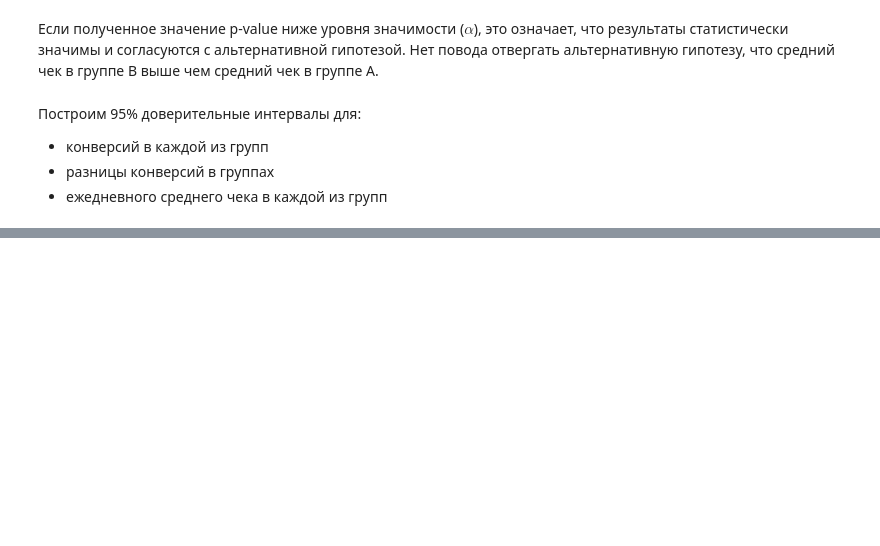
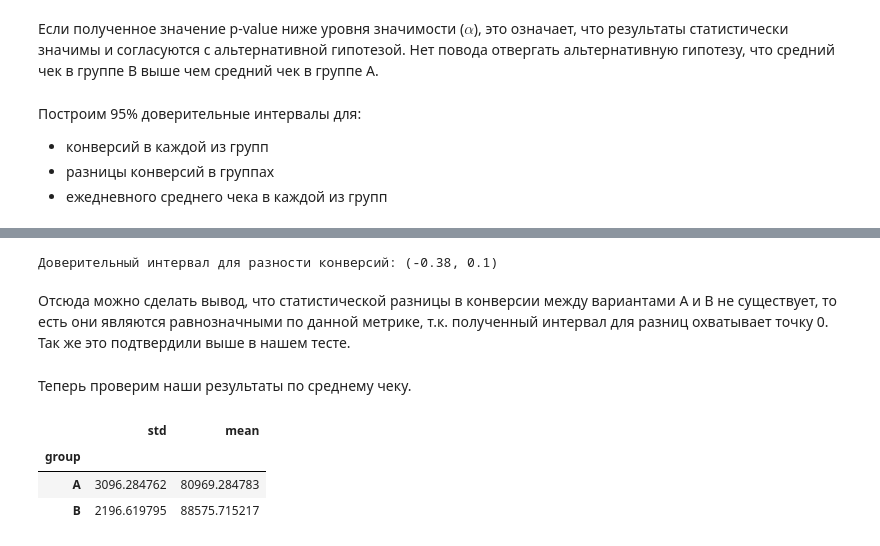
Before and after one commit to Davids001/Projects, a Jupyter notebook: Проект-13/project-13.ipynb, the cells around one changed output, grey strips where cells are left out. Drawn from its saved outputs; the diff is of its cells as text; code cells hidden in the pictures; blank space fills up the shorter version.

```diff
--- a/Проект-13/project-13.ipynb
+++ b/Проект-13/project-13.ipynb
@@ -489,0 +561,27 @@ $$\alpha = 1- \gamma = 1 - 0.95 = 0.05$$
+# %%
+# размеры выборок групп А и B
+n = [ab_table.loc['A','number_of_visits'], ab_table.loc['B','number_of_visits']]
+# выборочная пропорция групп A и B
+x_p = [ab_table.loc['A','total_conversion']/100, ab_table.loc['B','total_conversion']/100]
+
+
+# строим доверительный интервал для разности пропорций
+lower_bound, upper_bound = diff_proportion_conf_interval(x_p=x_p, n=n)
+
+
+# выводим результат
+print('Доверительный интервал для разности конверсий: {}'.format((round(lower_bound*100, 2), round(upper_bound*100, 2))))
+# %% [output]
+Доверительный интервал для разности конверсий: (-0.38, 0.1)
+# %% [markdown]
+Отсюда можно сделать вывод, что статистической разницы в конверсии между вариантами А и B не существует, то есть они являются равнозначными по данной метрике, т.к. полученный интервал для разниц охватывает точку 0. Так же это подтвердили выше в нашем тесте.
+# %% [markdown]
+Теперь проверим наши результаты по среднему чеку.
+# %%
+table_sm = ab_daily_table.groupby('group')['average_check_test'].agg(['std','mean'])
+table_sm
+# %% [output]
+|  | std | mean |
+| group |  |  |
+| A | 3096.284762 | 80969.284783 |
+| B | 2196.619795 | 88575.715217 |
```
Also changed, not shown: parts of 19 cells of this notebook, 1 other file.
